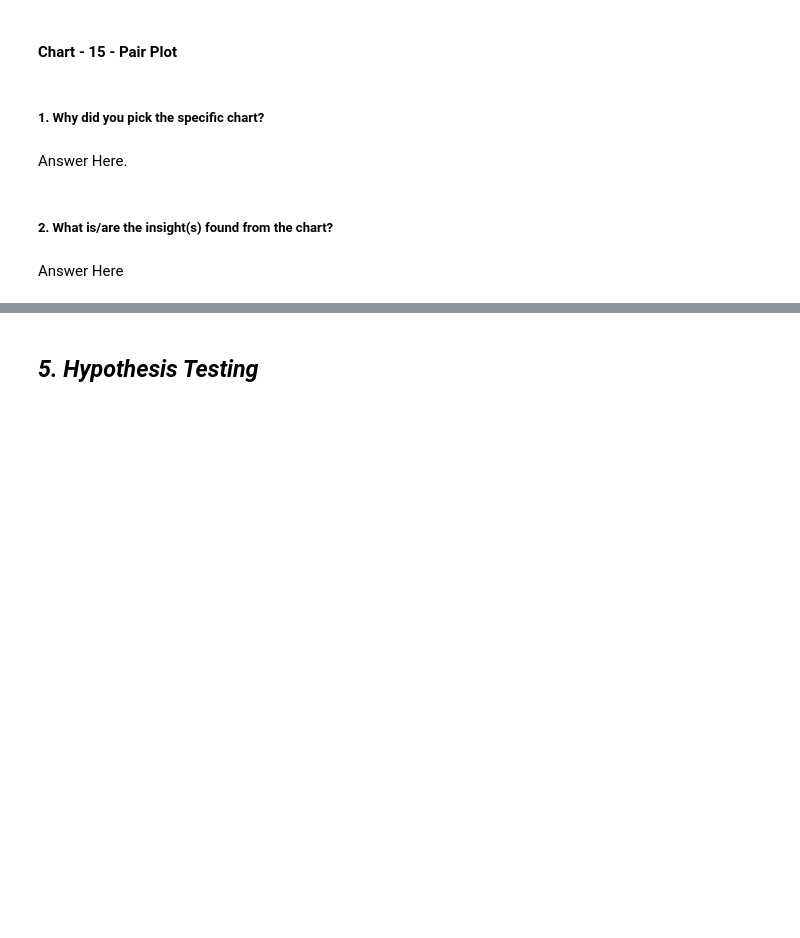
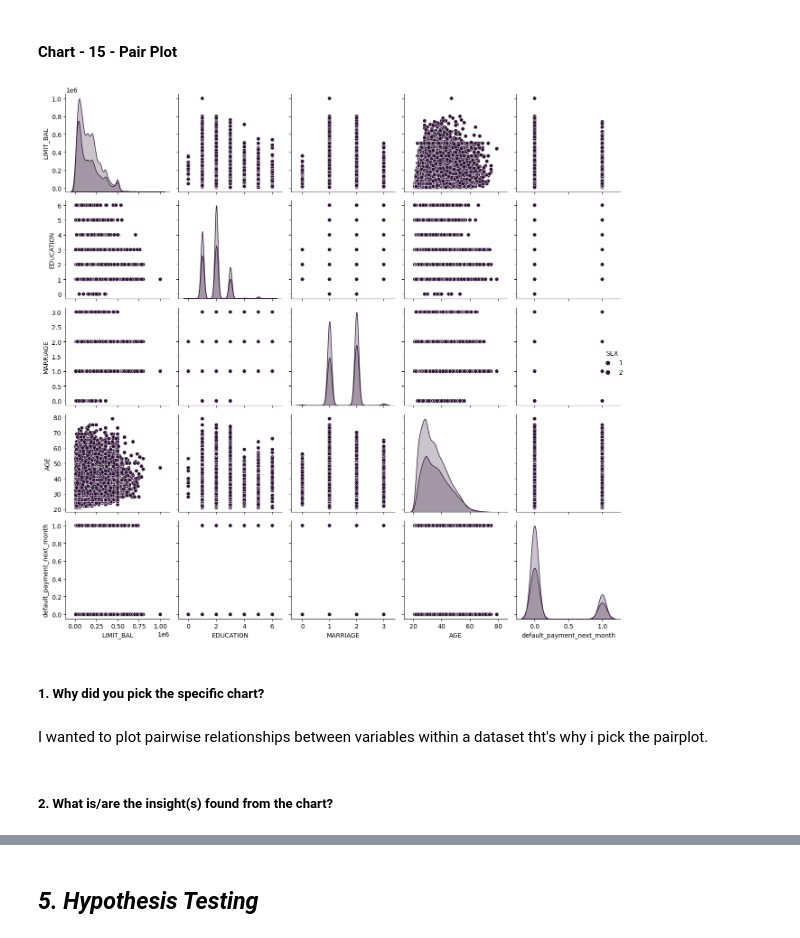
Before and after one commit to hmarathe420/Credit_Card_Default_Prediction, a Jupyter notebook: Credit_Card_Default_Prediction.ipynb, the cells around one changed output, grey strips where cells are left out. Cells and saved outputs as stored; diff of their text form; code cells hidden in the pictures; blank space fills up the shorter version.

```diff
--- a/Credit_Card_Default_Prediction.ipynb
+++ b/Credit_Card_Default_Prediction.ipynb
@@ -675,8 +710,16 @@ Answer Here
+# %%
+# Pair Plot visualization code for listed columns
+m_df = df[['LIMIT_BAL','SEX','EDUCATION','MARRIAGE','AGE', 'default_payment_next_month']]
+
+plt.rcParams['figure.autolayout'] == True
+sns.pairplot(m_df, hue = 'SEX', palette= 'twilight_shifted')
+plt.plot()
+plt.show()
+# %% [output]
+[figure, added]
 # %% [markdown]
 ##### 1. Why did you pick the specific chart?
-# %% [markdown]
-Answer Here.
+# %% [markdown]
+I wanted to plot pairwise relationships between variables within a dataset tht's why i pick the pairplot.
 # %% [markdown]
 ##### 2. What is/are the insight(s) found from the chart?
-# %% [markdown]
-Answer Here
```
Also changed, not shown: parts of 28 cells of this notebook.
